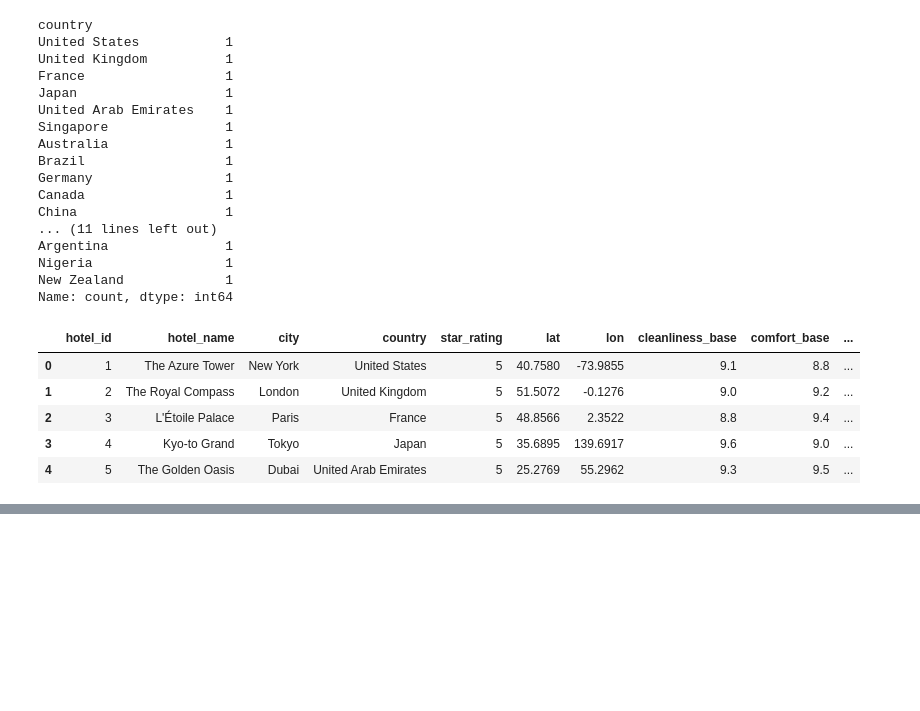
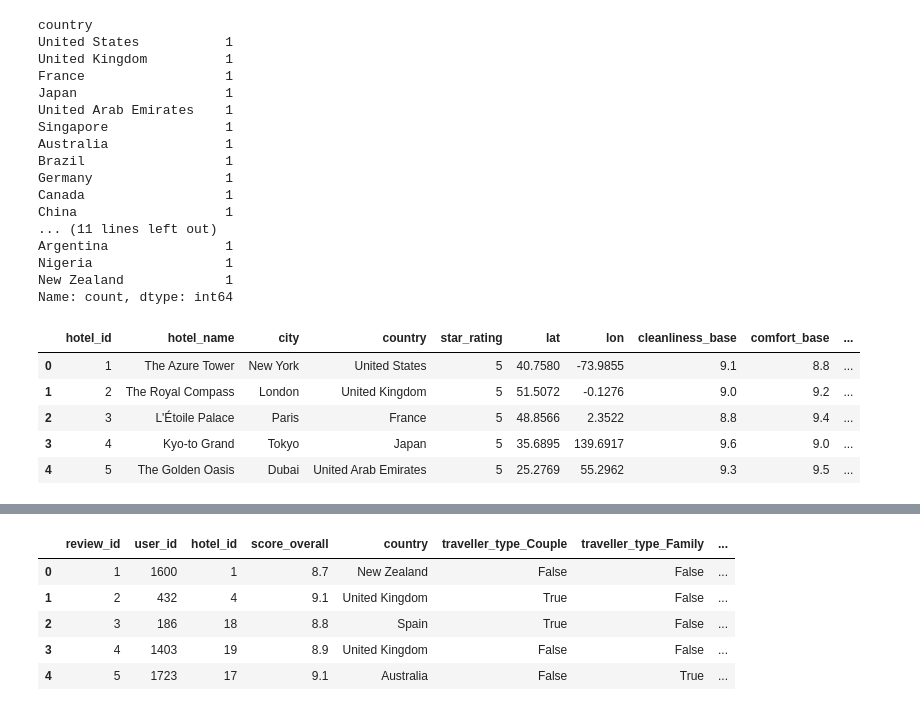
Before and after one commit to AbdulrahmanBassem/ACL_Team-63, a Jupyter notebook: acl-milestone-1.ipynb, the cells around one changed output, grey strips where cells are left out. Saved outputs shown, nothing was run; the diff lists cells and outputs as text; code cells hidden in the pictures; blank space fills up the shorter version.

```diff
--- a/acl-milestone-1.ipynb
+++ b/acl-milestone-1.ipynb
@@ -219,0 +235,9 @@ dfHotels.head()
+# %%
+df.head()
+# %% [output]
+|  | review_id | user_id | hotel_id | score_overall | country | traveller_type_Couple | traveller_type_Family | ... |
+| 0 | 1 | 1600 | 1 | 8.7 | New Zealand | False | False | ... |
+| 1 | 2 | 432 | 4 | 9.1 | United Kingdom | True | False | ... |
+| 2 | 3 | 186 | 18 | 8.8 | Spain | True | False | ... |
+| 3 | 4 | 1403 | 19 | 8.9 | United Kingdom | False | False | ... |
+| 4 | 5 | 1723 | 17 | 9.1 | Australia | False | True | ... |
```
Also changed, not shown: parts of 4 cells of this notebook.
